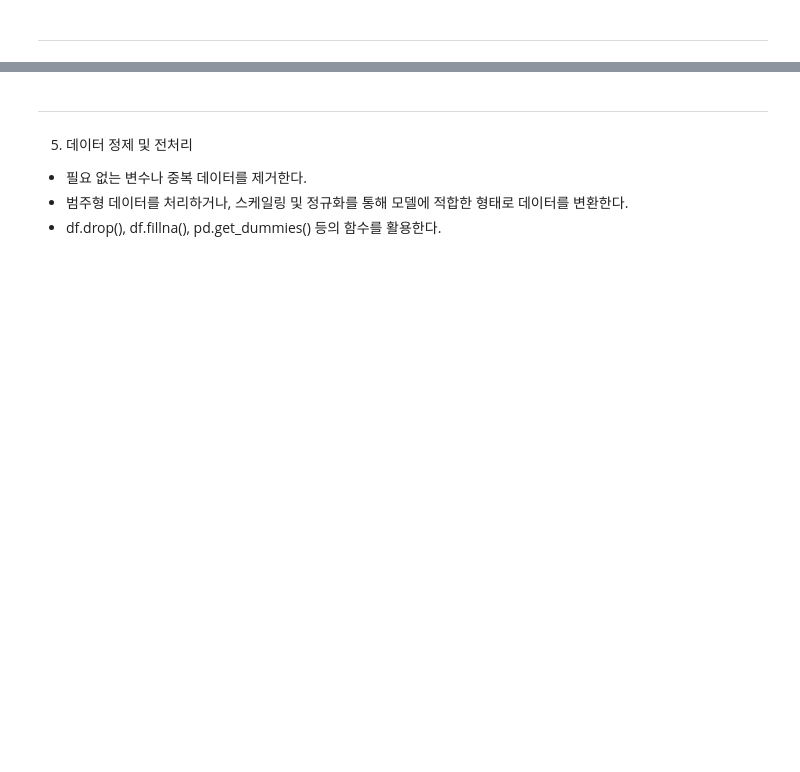
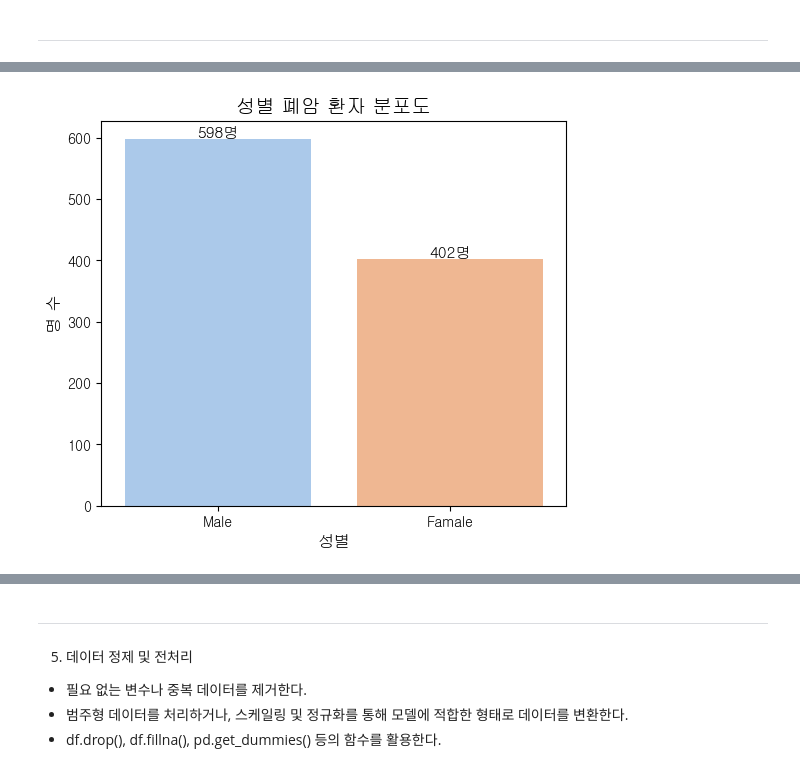
Before and after one commit to encore-SKN11/ML-3Team, a Jupyter notebook: hyg/lung_cancer.ipynb, the cells around one changed output, grey strips where cells are left out. Cells and saved outputs as stored; diff of their text form; code cells hidden in the pictures; blank space fills up the shorter version.

```diff
--- a/hyg/lung_cancer.ipynb
+++ b/hyg/lung_cancer.ipynb
@@ -235,0 +257,23 @@ plt.show()
+# %%
+# 성별 폐암 환자 분포 시각화
+
+# Gender 숫자 → 텍스트 변환
+df['Gender'] = df['Gender'].replace({1: 'Male', 2: 'Famale'})
+
+# 그래프 그리기
+plt.figure(figsize=(6, 5))
+ax = sns.countplot(x=df['Gender'], palette='pastel')
+
+# 각 bar 위에 개수 추가
+for bar in ax.patches:
+    x = bar.get_x() + bar.get_width() / 2  # 막대의 중심
+    y = bar.get_height()  # 막대 높이
+    label = bar.get_x()  # Male, Female 라벨
+    plt.text(x, y + 3, f"{int(y)}명", ha='center', fontsize=11, fontweight='bold', color='black')
+
+plt.title("성별 폐암 환자 분포", fontsize=14, fontweight='bold')
+plt.xlabel("성별", fontsize=12)
+plt.ylabel("명 수", fontsize=12)
+plt.show()
+# %% [output]
+[figure, added]
```
Also changed, not shown: parts of 13 cells of this notebook.
